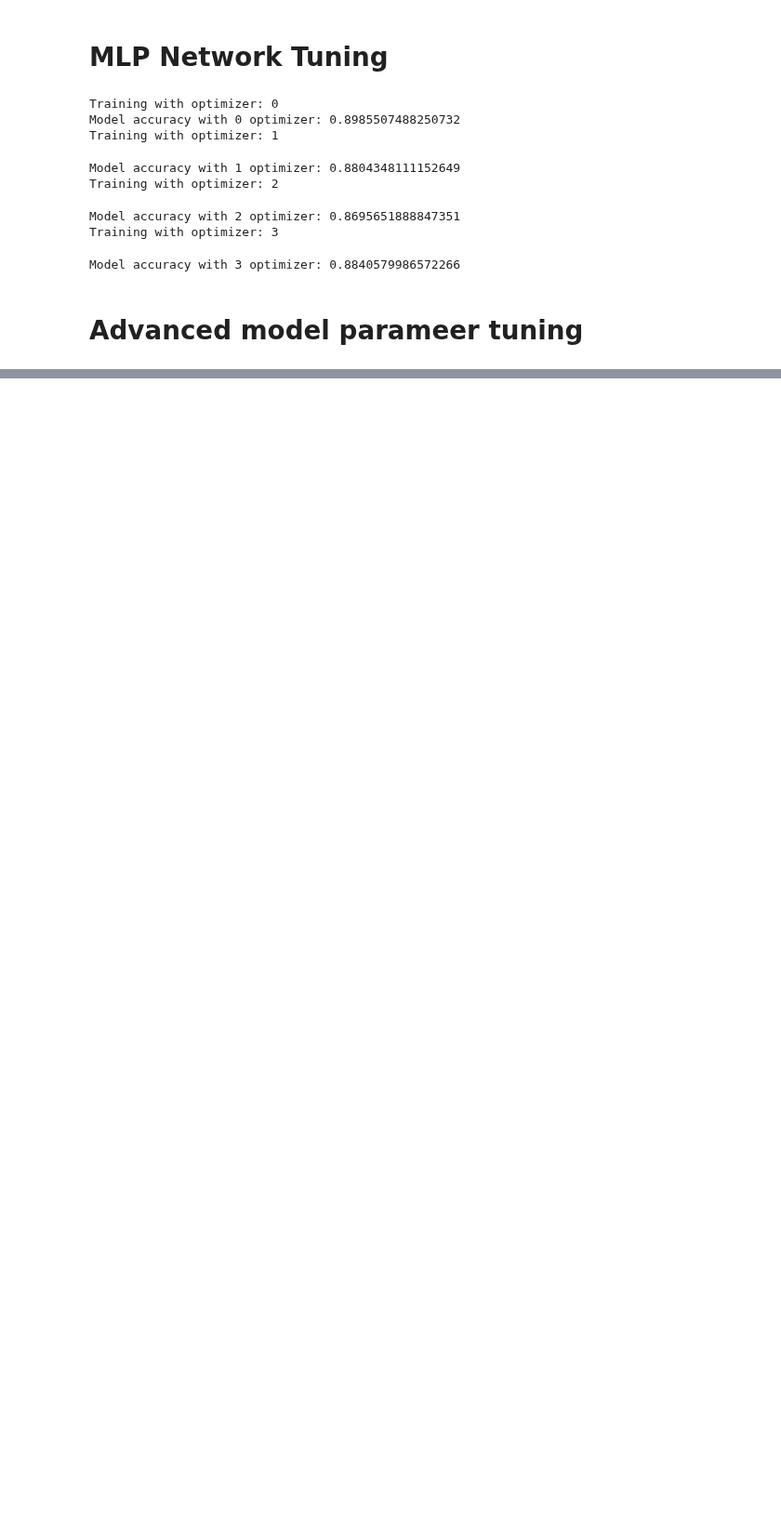
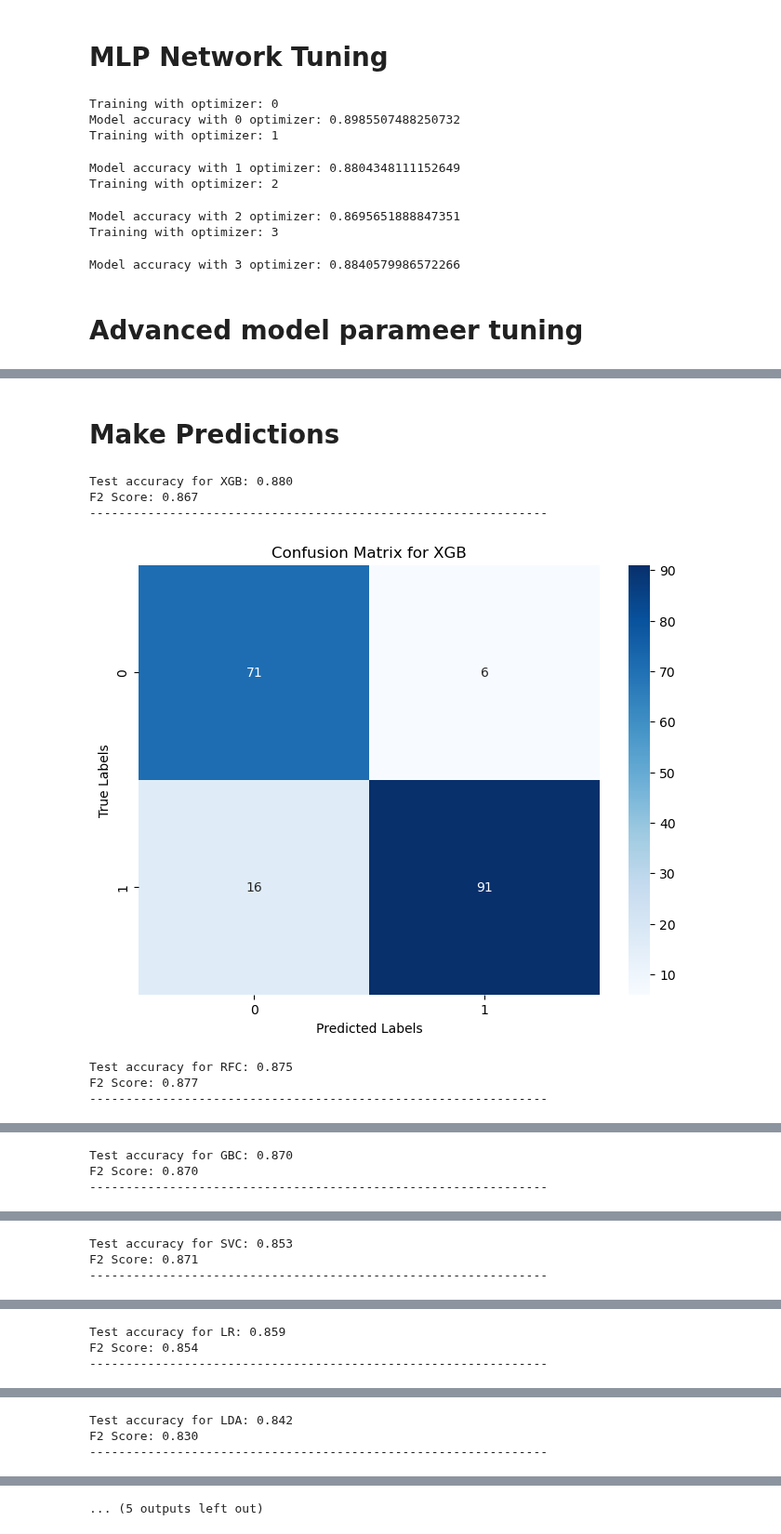
Before and after one commit to MaukanMir/Heart-Disease-Classification-Part-4, a Jupyter notebook: training.ipynb, the cells around one changed output, grey strips where cells are left out. Shown at 93% size. Saved outputs shown, nothing was run; the diff lists cells and outputs as text; code cells hidden in the pictures; blank space fills up the shorter version.

Commit message:
added new models

```diff
--- a/training.ipynb
+++ b/training.ipynb
@@ -266,7 +266,7 @@ def test_selected_sampling_models(names:list, models:list, X:pd.DataFrame, y:pd.
         # summarize and store
         print('>%s %.3f (%.3f)' % (names[i], np.mean(scores), np.std(scores)))
 
-def test_final_model(X,y, names, models, final_model):
+def test_final_model(X,y, names, models):
     """_summary_
 
     Args:
@@ -282,11 +282,10 @@ def test_final_model(X,y, names, models, final_model):
 
     for i in range(len(models)):
         model, name = models[i], names[i]
-        pipeline = imblearnPipeline(steps=[
+        pipeline = Pipeline(steps=[
             ('scaler', StandardScaler()),
             ("power_tranformer",PowerTransformer()),
-            ('sampling', models[i]),
-            ("model", final_model)
+            ("model", model)
             ])
 
         pipeline.fit(X_train, y_train)
@@ -542,3 +541,7 @@ Training with optimizer: 3
 Model accuracy with 3 optimizer: 0.8840579986572266
 # %% [markdown]
 # Advanced model parameer tuning
+# %%
+names = ["XGB", "RFC", "GBC", "SVC", "LR" ,"LDA", "GPC", "GNB"]
+models = get_selected_models(names)
+testing_selected_models(names, models, X, y)
@@ -544,0 +557,12 @@ Model accuracy with 3 optimizer: 0.8840579986572266
+# %% [markdown]
+# Make Predictions
+# %%
+test_final_model(X,y, names, models)
+# %% [output]
+Test accuracy for XGB: 0.880
+F2 Score: 0.867
+---------------------------------------------------------------
+[figure, added]
+Test accuracy for RFC: 0.875
+F2 Score: 0.877
+---------------------------------------------------------------
@@ -544,0 +570,3 @@ Model accuracy with 3 optimizer: 0.8840579986572266
+Test accuracy for GBC: 0.870
+F2 Score: 0.870
+---------------------------------------------------------------
@@ -544,0 +574,3 @@ Model accuracy with 3 optimizer: 0.8840579986572266
+Test accuracy for SVC: 0.853
+F2 Score: 0.871
+---------------------------------------------------------------
@@ -544,0 +578,3 @@ Model accuracy with 3 optimizer: 0.8840579986572266
+Test accuracy for LR: 0.859
+F2 Score: 0.854
+---------------------------------------------------------------
@@ -544,0 +582,3 @@ Model accuracy with 3 optimizer: 0.8840579986572266
+Test accuracy for LDA: 0.842
+F2 Score: 0.830
+---------------------------------------------------------------
@@ -544,0 +586 @@ Model accuracy with 3 optimizer: 0.8840579986572266
+... (5 outputs left out)
```
Also changed, not shown: parts of 3 cells of this notebook.
